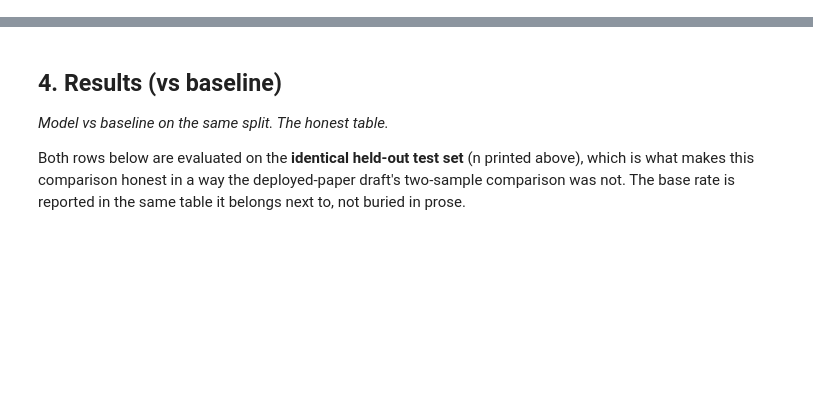
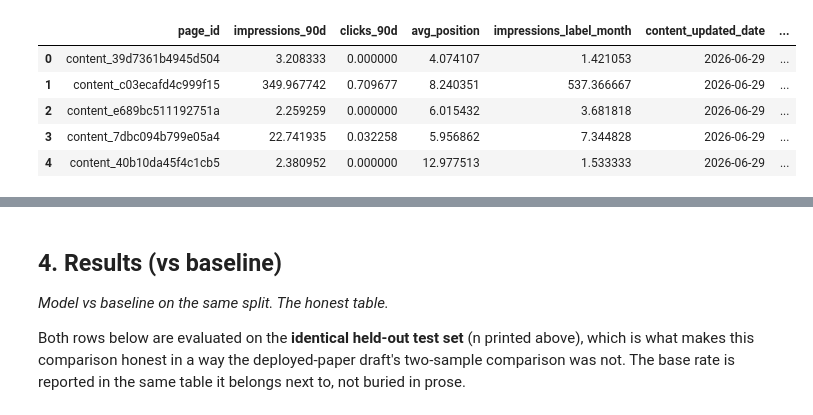
Before and after one commit to Trisha108-hub/flyrank-ml-internship, a Jupyter notebook: work/notebooks/capstone.ipynb, the cells around one changed output, grey strips where cells are left out. Drawn from its saved outputs; the diff is of its cells as text; code cells hidden in the pictures; blank space fills up the shorter version.

```diff
--- a/work/notebooks/capstone.ipynb
+++ b/work/notebooks/capstone.ipynb
@@ -144,0 +79,71 @@ Rows: 6,000  |  source: SYNTHETIC_DEMO
+# %%
+from google.colab import userdata
+import duckdb
+
+con = duckdb.connect()
+con.execute(f"CREATE SECRET (TYPE huggingface, TOKEN '{userdata.get('HF_TOKEN')}')")
+rel = "hf://datasets/FlyRank/internship-warehouse"
+FEATURE_MONTH, LABEL_MONTH = "2026-03", "2026-04"
+feat_path  = f"{rel}/fact_content_daily_performance/month={FEATURE_MONTH}/data_0.parquet"
+label_path = f"{rel}/fact_content_daily_performance/month={LABEL_MONTH}/data_0.parquet"
+dim_content_path = f"{rel}/dim_content.parquet"
+
+content_col, client_col = "content_hash_id", "client_hash_id"
+clicks_col, impr_col, avgpos_col, avail_col = "gsc_clicks", "gsc_impressions", "gsc_avg_position", "gsc_data_available"
+
+# STEP 0 - confirm real column names before trusting anything below.
+# Look for: a content-creation-date column, and whether competition ships as
+# numeric (0-1) or as a ready-made LOW/MEDIUM/HIGH category.
+print(con.sql(f"DESCRIBE SELECT * FROM read_parquet('{dim_content_path}') LIMIT 0").df().to_string())
+
+feat = con.sql(f"""
+    SELECT {content_col} AS page_id,
+           AVG({impr_col}) AS impressions_90d,
+           AVG({clicks_col}) AS clicks_90d,
+           AVG({avgpos_col}) AS avg_position
+    FROM read_parquet('{feat_path}')
+    WHERE {avail_col} IS TRUE
+    GROUP BY 1
+""").df()
+
+label_agg = con.sql(f"""
+    SELECT {content_col} AS page_id, AVG({impr_col}) AS impressions_label_month
+    FROM read_parquet('{label_path}')
+    WHERE {avail_col} IS TRUE
+    GROUP BY 1
+""").df()
+
+content_meta = con.sql(f"""
+    SELECT {content_col} AS page_id, content_updated_date, word_count, competition, cpc,
+           main_intent AS intent
+    FROM read_parquet('{dim_content_path}')
+    WHERE is_published IS TRUE AND is_deleted IS FALSE
+""").df()
+
+df = feat.merge(label_agg, on="page_id", how="inner").merge(content_meta, on="page_id", how="inner")
+
+# trend_direction: +10% / -10% month-over-month impressions change, same threshold shape as the
+# original design, but computed from two real, non-overlapping months (feature vs label month) -
+# so the label is never derived from the same window as the features (see w05/w06).
+pct_change = (df["impressions_label_month"] - df["impressions_90d"]) / df["impressions_90d"].replace(0, np.nan)
+df["trend_direction"] = np.select(
+    [pct_change > 0.10, pct_change < -0.10],
+    ["growing", "declining"],
+    default="stable",
+)
+
+# days_since_update / content_age_days: same directional-only caveat as w04/w07 - dim_content is
+# a frozen snapshot, not a per-month history.
+df["days_since_update"] = (pd.Timestamp(f"{FEATURE_MONTH}-28") - pd.to_datetime(df["content_updated_date"])).dt.days
+df["content_age_days"]  = df["days_since_update"]  # placeholder until a real creation-date column is confirmed
+
+# competition: real column is numeric (0-1); bucketed to LOW/MEDIUM/HIGH so downstream code matches
+# w07's shape. Replace the cut points if DESCRIBE shows a ready-made category column instead.
+df["competition"] = pd.cut(df["competition"], bins=[-0.01, 0.3, 0.7, 1.0], labels=["LOW", "MEDIUM", "HIGH"])
+
+using_synthetic = False
+source_path = f"{feat_path} + {label_path} + {dim_content_path} (real warehouse)"
+print(f"Rows: {len(df):,}  |  source: {source_path}")
+print(df["trend_direction"].value_counts())
+df.head()
+# %% [output]
@@ -145,3 +167,9 @@ Rows: 6,000  |  source: SYNTHETIC_DEMO
+|  | page_id | impressions_90d | clicks_90d | avg_position | impressions_label_month | content_updated_date | ... |
+| 0 | content_39d7361b4945d504 | 3.208333 | 0.000000 | 4.074107 | 1.421053 | 2026-06-29 | ... |
+| 1 | content_c03ecafd4c999f15 | 349.967742 | 0.709677 | 8.240351 | 537.366667 | 2026-06-29 | ... |
+| 2 | content_e689bc511192751a | 2.259259 | 0.000000 | 6.015432 | 3.681818 | 2026-06-29 | ... |
+| 3 | content_7dbc094b799e05a4 | 22.741935 | 0.032258 | 5.956862 | 7.344828 | 2026-06-29 | ... |
+| 4 | content_40b10da45f4c1cb5 | 2.380952 | 0.000000 | 12.977513 | 1.533333 | 2026-06-29 | ... |
 # %% [markdown]
 ## 3. Methodology
 
```
Also changed, not shown: parts of 18 cells of this notebook.
